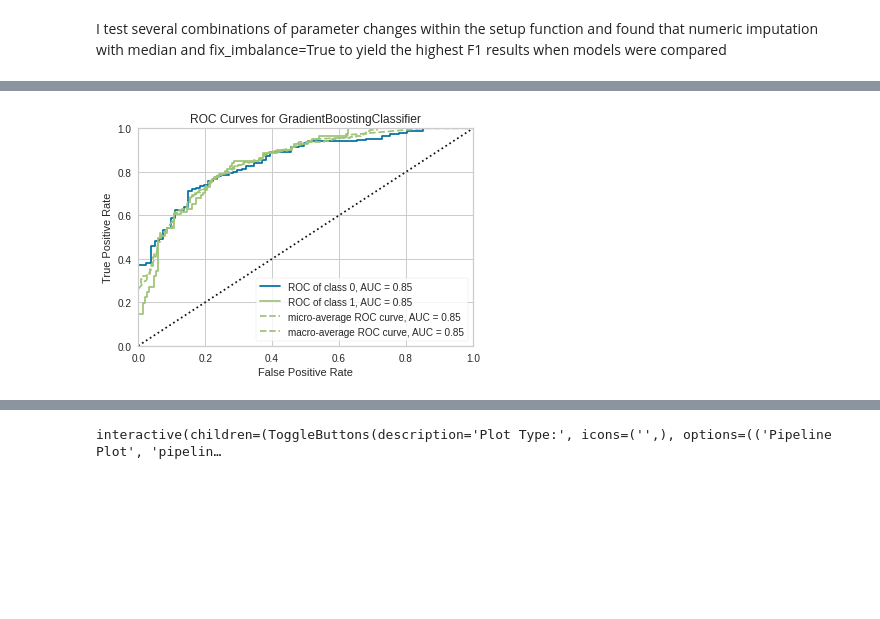
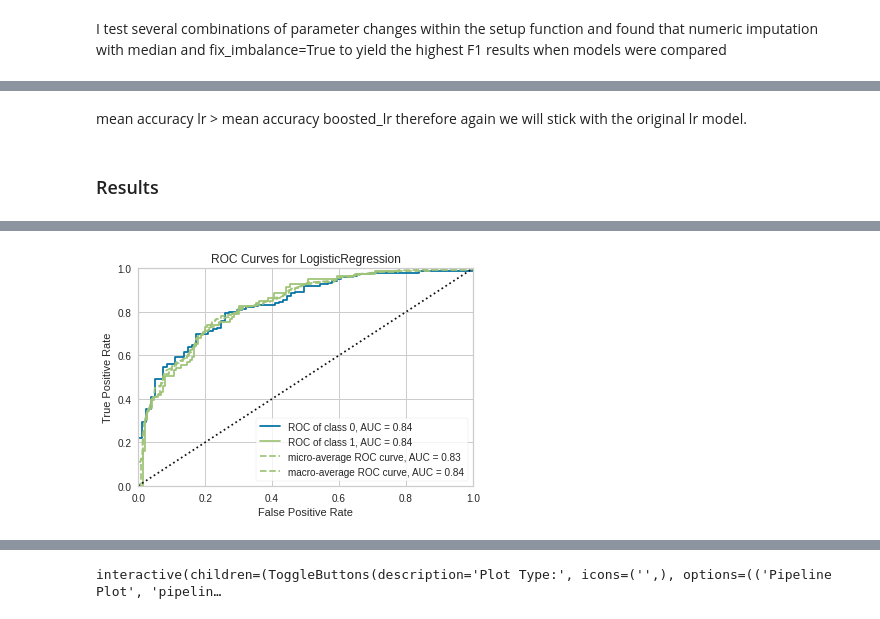
Before and after one commit to anderl23/Diabetes-Prediction-using-Maching-Learning-methods---Random-Forrest-and-AutoML---Louise-Anderson, a Jupyter notebook: ca4015_LouiseAnderson_assignment1.ipynb, the cells around one changed output, grey strips where cells are left out. Cells and saved outputs as stored; diff of their text form; code cells hidden in the pictures; blank space fills up the shorter version.

```diff
--- a/ca4015_LouiseAnderson_assignment1.ipynb
+++ b/ca4015_LouiseAnderson_assignment1.ipynb
@@ -328,6 +332,6 @@ GradientBoostingClassifier(ccp_alpha=0.0, criterion='friedman_mse', init=None,
 # %%
 # create_model
-gbc = create_model('gbc')
+lr = create_model('lr')
 # %% [output]
 [interactive output not drawn]
 |  | Accuracy | AUC | Recall | Prec. | F1 | Kappa | MCC |
@@ -394,6 +410,10 @@ GradientBoostingClassifier(ccp_alpha=0.0, criterion='friedman_mse', init=None,
+# %% [markdown]
+mean accuracy lr > mean accuracy boosted_lr therefore again we will stick with the original lr model.
+# %% [markdown]
+### Results
 # %%
-plot_model(tuned_gbc)
+plot_model(lr)
 # %% [output]
 [interactive output not drawn]
-[figure, old version]
+[figure, new version]
 # %%
```
Also changed, not shown: parts of 17 cells of this notebook.
